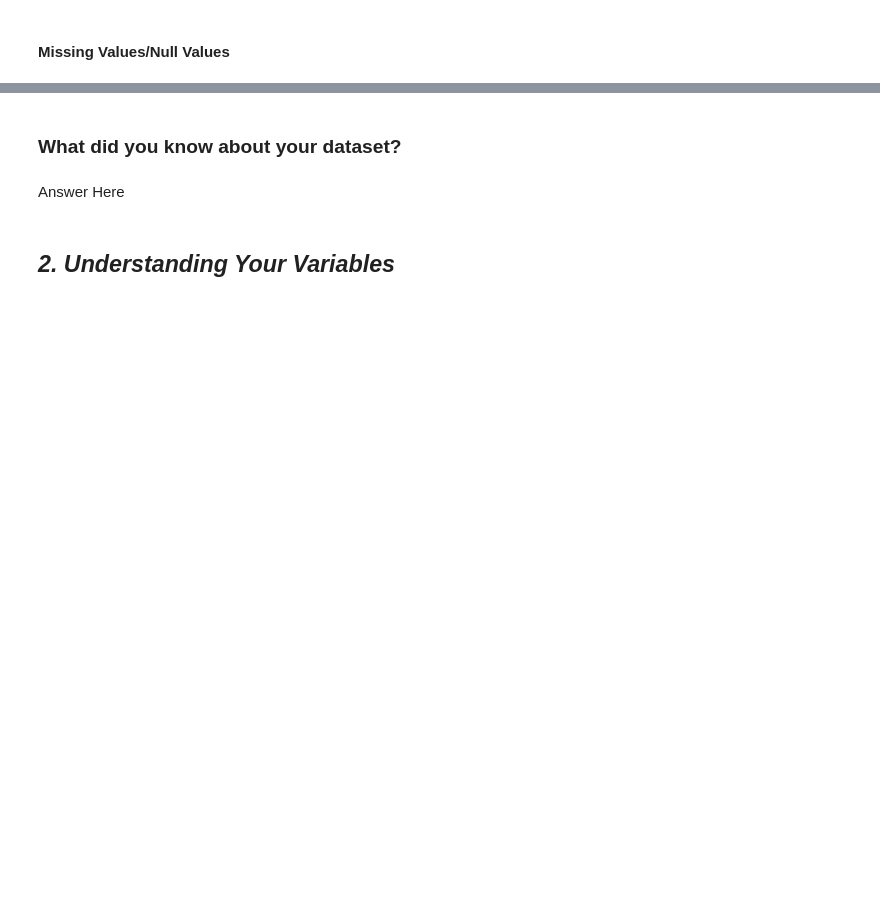
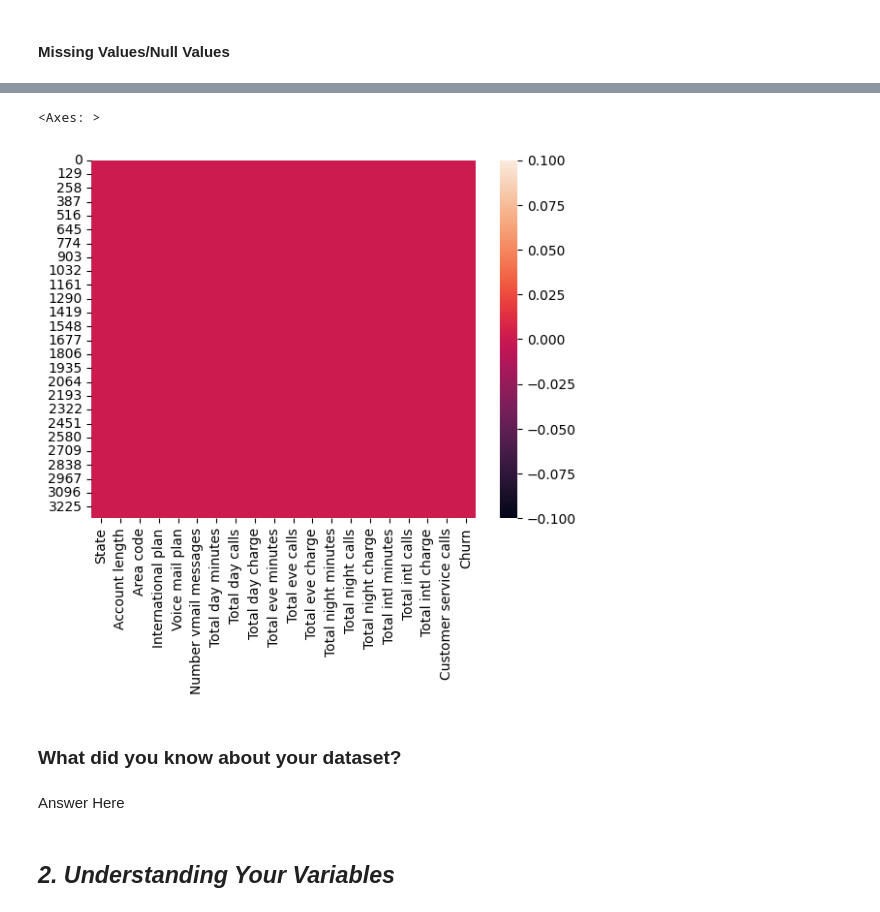
Before and after one commit to dipakpatil2001/Projects_Portfolio, a Jupyter notebook: TelecommChurn.ipynb, the cells around one changed output, grey strips where cells are left out. Cells and saved outputs as stored; diff of their text form; code cells hidden in the pictures; blank space fills up the shorter version.

```diff
--- a/TelecommChurn.ipynb
+++ b/TelecommChurn.ipynb
@@ -197,5 +201,9 @@ Name: Churn, dtype: int64
 # %%
 # Visualizing the missing values
+sns.heatmap(df.isnull())
+# %% [output]
+<Axes: >
+[figure, added]
 # %% [markdown]
 ### What did you know about your dataset?
 # %% [markdown]
```
Also changed, not shown: parts of 9 cells of this notebook.
